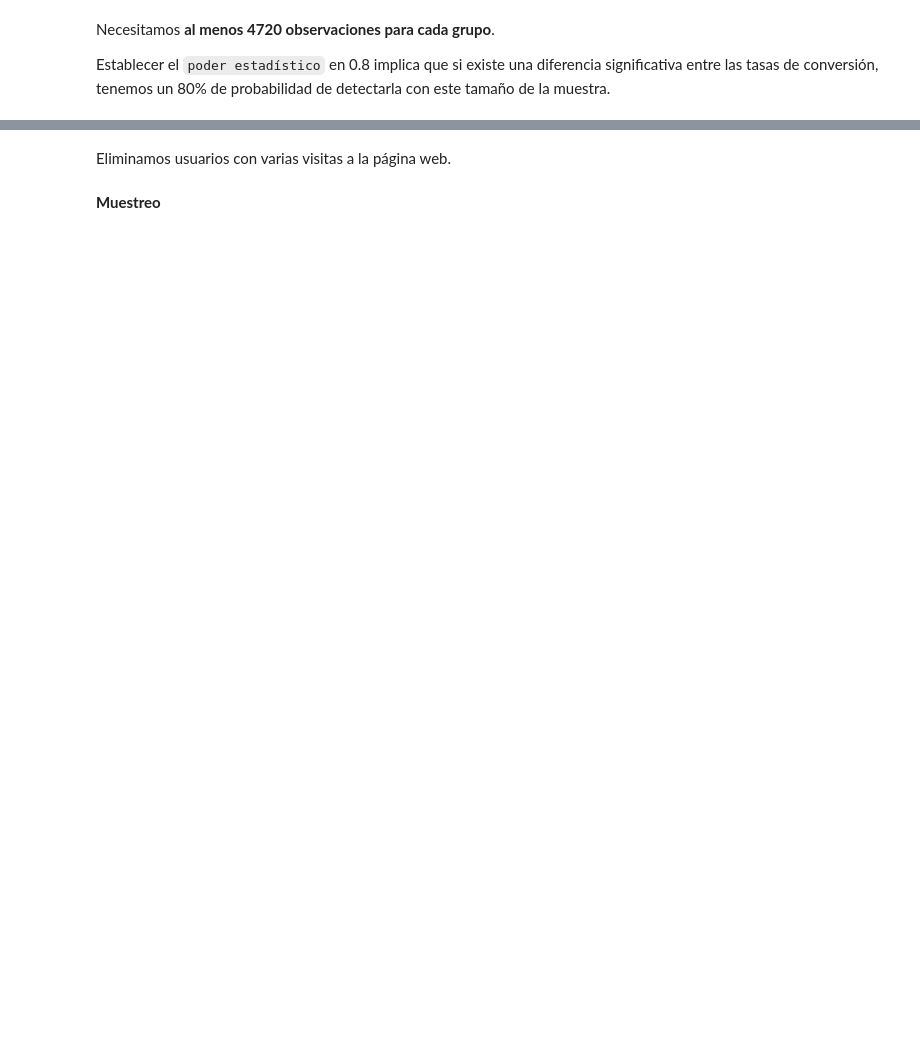
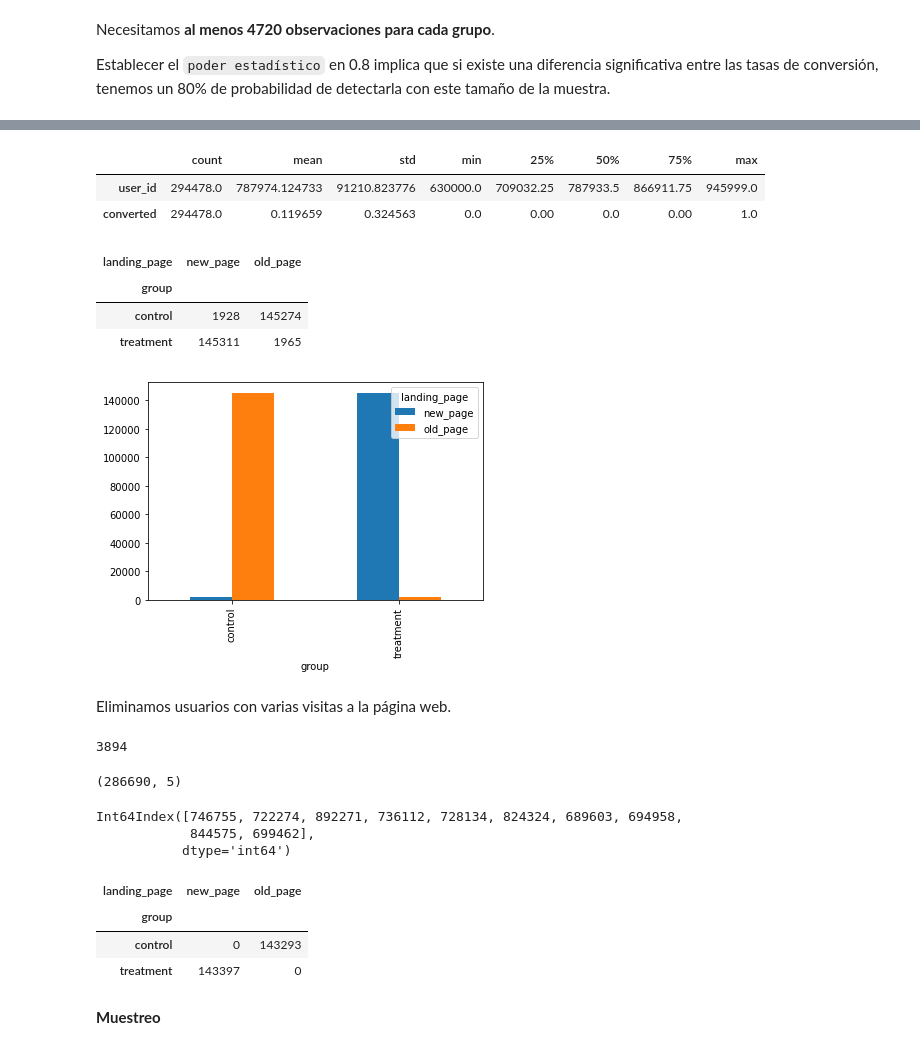
Before and after one commit to Pomilusky/apuntes_clase, a Jupyter notebook: semana_5/3.1 - AB Testing.ipynb, the cells around one changed output, grey strips where cells are left out. Cells and saved outputs as stored; diff of their text form; code cells hidden in the pictures; blank space fills up the shorter version.

```diff
--- a/semana_5/3.1 - AB Testing.ipynb
+++ b/semana_5/3.1 - AB Testing.ipynb
@@ -86,2 +117,6 @@ Establecer el `poder estadístico` en 0.8 implica que si existe una diferencia s
 
 Obtenemos el dataframe y procedemos a examinarlos y prepararlos para el estudio. Escogeremos una muestra aleatoria de 4720 registros por cada grupo.
+# %%
+df=pd.read_csv('data/ab_data.csv')
+
+df.head()
@@ -88,4 +151,52 @@ Obtenemos el dataframe y procedemos a examinarlos y prepararlos para el estudio.
+# %%
+df.describe().T
+# %% [output]
+|  | count | mean | std | min | 25% | 50% | 75% | max |
+| user_id | 294478.0 | 787974.124733 | 91210.823776 | 630000.0 | 709032.25 | 787933.5 | 866911.75 | 945999.0 |
+| converted | 294478.0 | 0.119659 | 0.324563 | 0.0 | 0.00 | 0.0 | 0.00 | 1.0 |
+# %%
+pd.crosstab(df.group, df.landing_page)
+# %% [output]
+| landing_page | new_page | old_page |
+| group |  |  |
+| control | 1928 | 145274 |
+| treatment | 145311 | 1965 |
+# %%
+pd.crosstab(df.group, df.landing_page).plot(kind='bar');
+# %% [output]
+[figure, added]
 # %% [markdown]
 Eliminamos usuarios con varias visitas a la página web.
+# %%
+# nº de usuarios qiue se repiten
+
+sesiones=df.user_id.value_counts(ascending=False)
+
+multi_usuarios=sesiones[sesiones>1].count()
+
+multi_usuarios
+# %% [output]
+3894
+# %%
+drop_usuarios=sesiones[sesiones>1].index
+
+df=df[~df['user_id'].isin(drop_usuarios)]  # selecciona los id que NO esten en drop_usuarios (de ahi ~)
+
+df.shape
+# %% [output]
+(286690, 5)
+# %%
+drop_usuarios[:10]  # indices de los usuarios
+# %% [output]
+Int64Index([746755, 722274, 892271, 736112, 728134, 824324, 689603, 694958,
+            844575, 699462],
+           dtype='int64')
+# %%
+pd.crosstab(df.group, df.landing_page)
+# %% [output]
+| landing_page | new_page | old_page |
+| group |  |  |
+| control | 0 | 143293 |
+| treatment | 143397 | 0 |
 # %% [markdown]
 **Muestreo**
```
Also changed, not shown: parts of 18 cells of this notebook.
